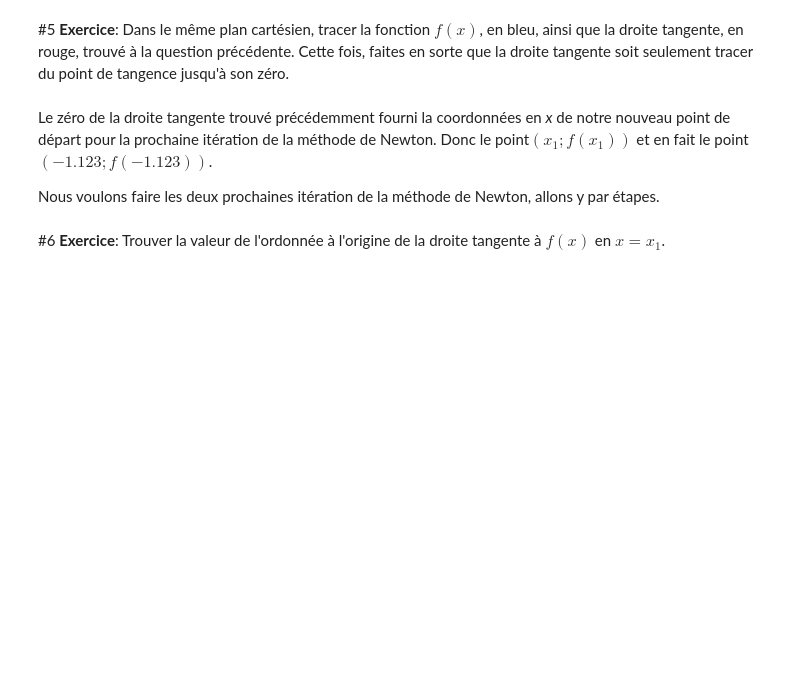
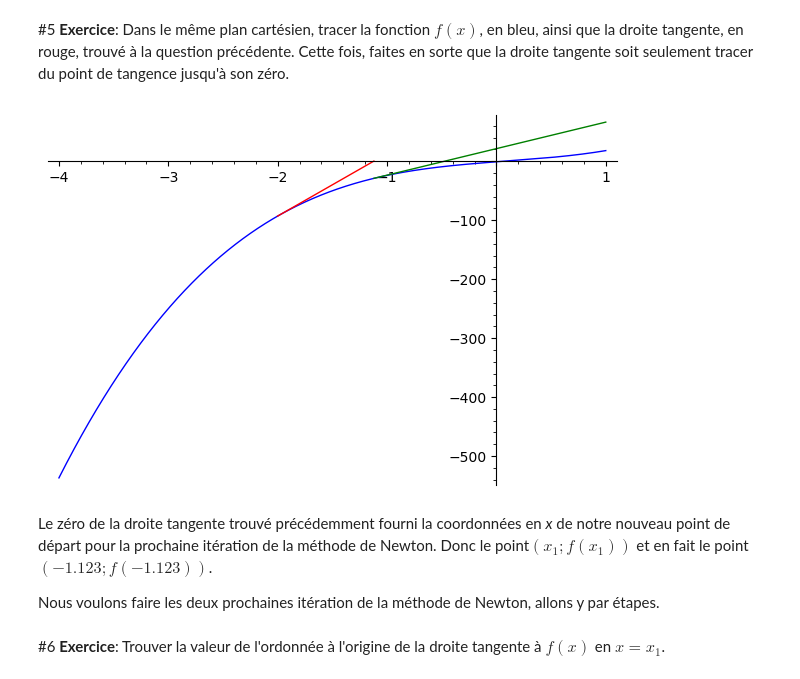
Before and after one commit to felixcharbonneau/Differentiel1, a Jupyter notebook: Atelier_sage_partie_2_-_La_mehode_de_Newton.ipynb, the cells around one changed output. Cells and saved outputs as stored; diff of their text form; code cells hidden in the pictures; blank space fills up the shorter version.

```diff
--- a/Atelier_sage_partie_2_-_La_mehode_de_Newton.ipynb
+++ b/Atelier_sage_partie_2_-_La_mehode_de_Newton.ipynb
@@ -33,5 +56,11 @@ La prochaine étape de la méthode de Newton est de trouver le zéro de cette dr
 # %% [markdown]
 #5 **Exercice**: Dans le même plan cartésien, tracer la fonction  $f(x)$, en bleu, ainsi que la droite tangente, en rouge, trouvé à la question précédente. Cette fois, faites en sorte que la droite tangente soit seulement tracer du point de tangence jusqu'à son zéro.
+# %%
+tang2(x) = (a(-1.123)*x + b(-1.123))
+graph3 = plot(tang2(x),-1.12,1,color="green")
+graph1+graph3+graph2
+# %% [output]
+[figure, added]
 # %% [markdown]
 Le zéro de la droite tangente trouvé précédemment fourni la coordonnées en *x* de notre nouveau point de départ pour la prochaine itération de la méthode de Newton. Donc le point$(x_1;f(x_1))$ et en fait le point $\left(-1.123;f\left(-1.123\right)\right)$.
 
```
Also changed, not shown: parts of 9 cells of this notebook.
